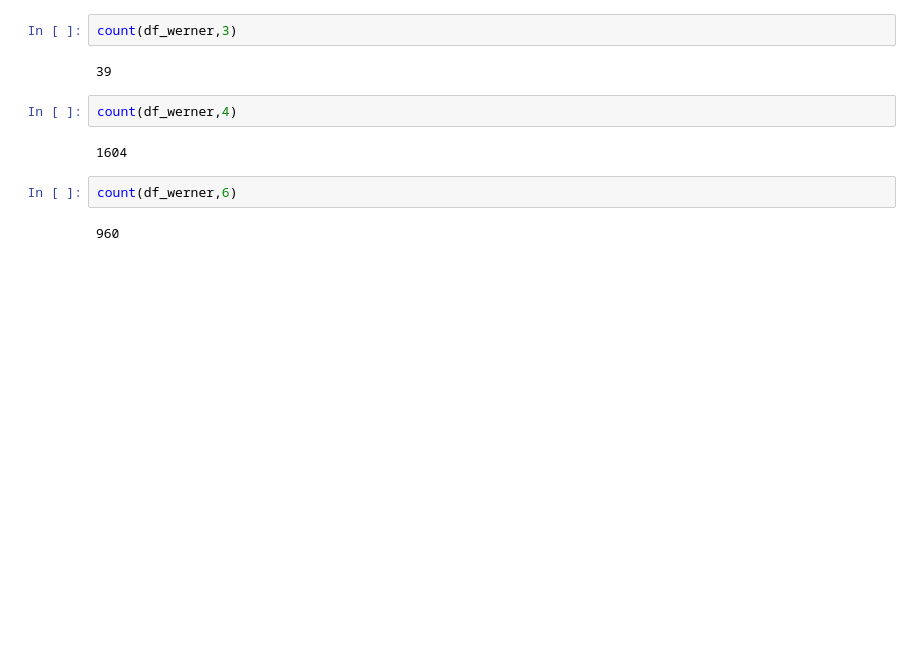
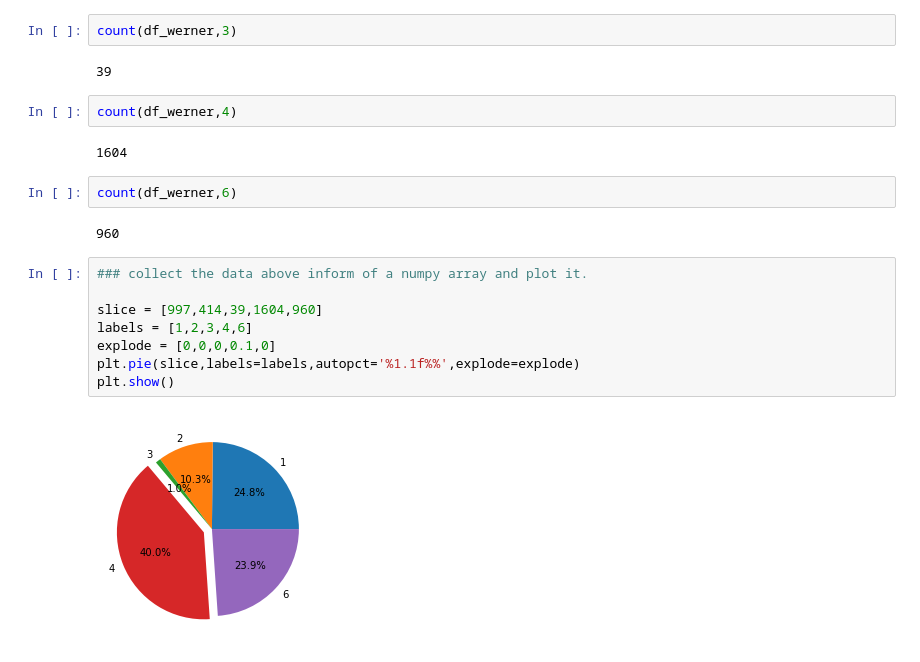
Before and after one commit to sheddyranking/IPL_Data_Analysis, a Jupyter notebook: deliveries_production.ipynb, the cells around one changed output. Drawn from its saved outputs; the diff is of its cells as text; blank space fills up the shorter version.

Commit message:
plot batsman runs

```diff
--- a/deliveries_production.ipynb
+++ b/deliveries_production.ipynb
@@ -87,3 +87,13 @@ count(df_werner,4)
 count(df_werner,6)
 # %% [output]
 960
+# %%
+### collect the data above inform of a numpy array and plot it.
+
+slice = [997,414,39,1604,960]
+labels = [1,2,3,4,6]
+explode = [0,0,0,0.1,0]
+plt.pie(slice,labels=labels,autopct='%1.1f%%',explode=explode)
+plt.show()
+# %% [output]
+[figure, added]
```
